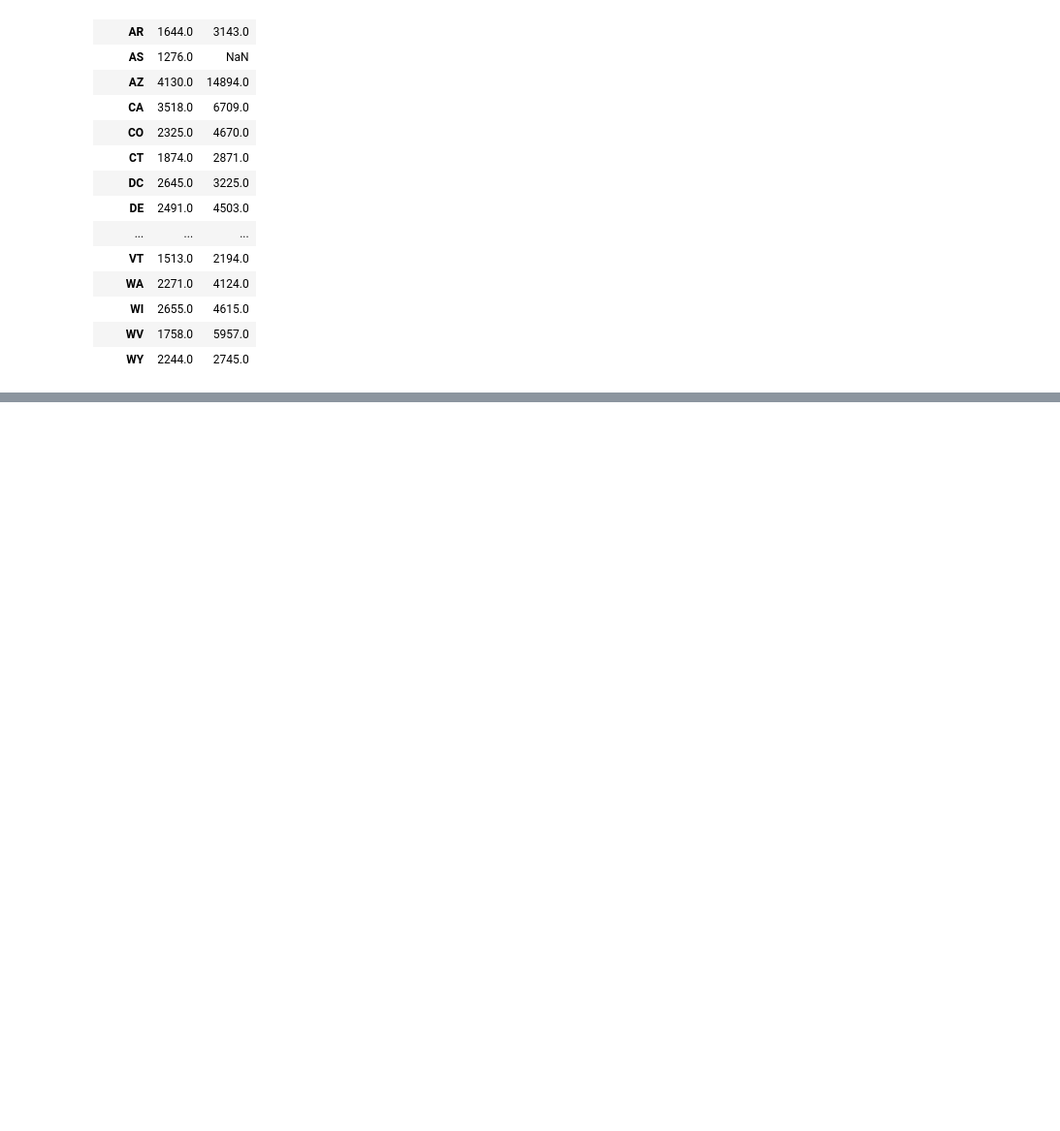
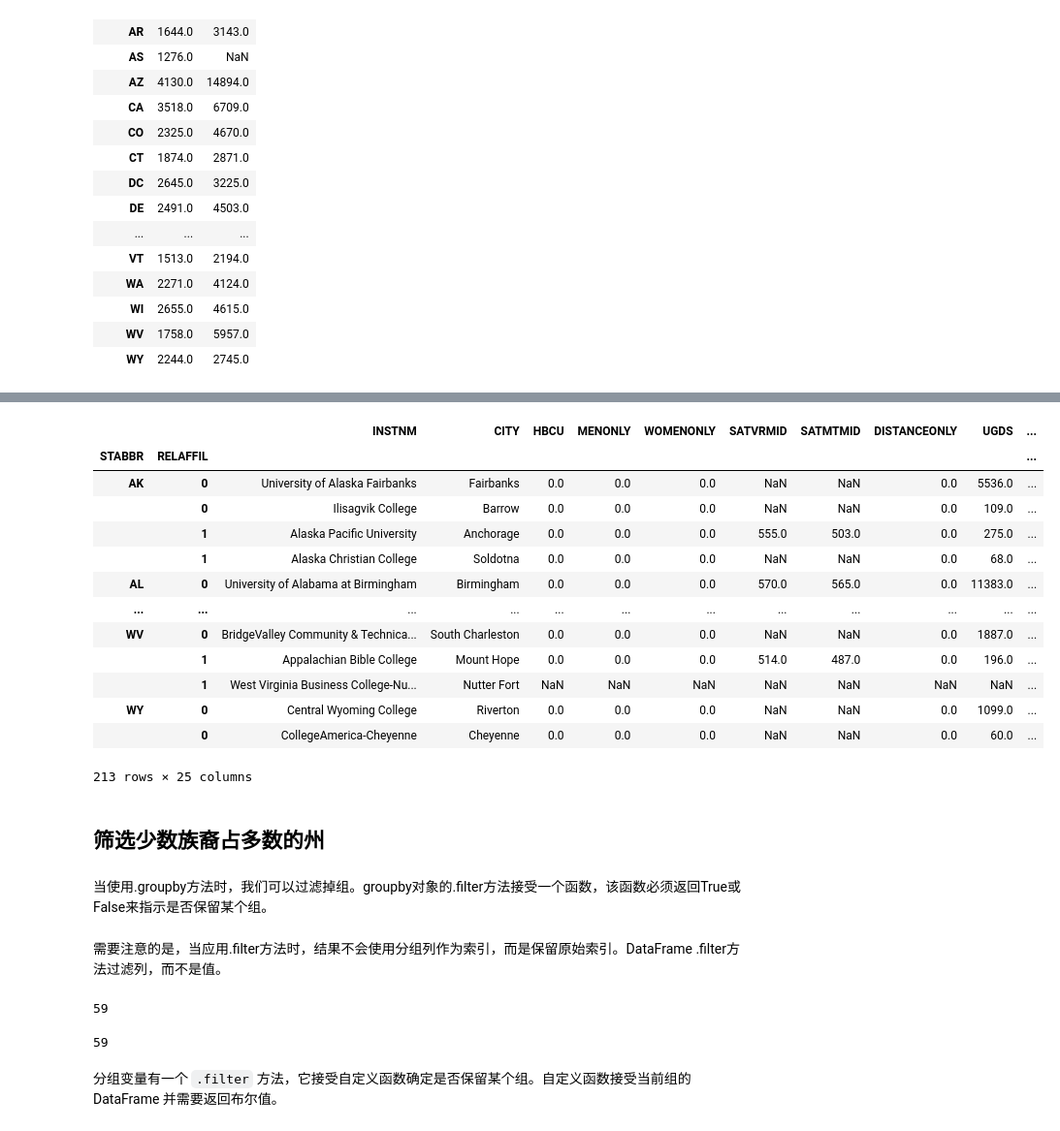
Before and after one commit to JPL-JUNO/Data-Analysis-and-Science, a Jupyter notebook: P1XC2E/sources/ch09_grouping_for_aggregation_filtration_and_transformation.ipynb, the cells around one changed output, grey strips where cells are left out. Shown at 97% size. Saved outputs shown, nothing was run; the diff lists cells and outputs as text; code cells hidden in the pictures; blank space fills up the shorter version.

```diff
--- a/P1XC2E/sources/ch09_grouping_for_aggregation_filtration_and_transformation.ipynb
+++ b/P1XC2E/sources/ch09_grouping_for_aggregation_filtration_and_transformation.ipynb
@@ -327,7 +331,7 @@ flights.groupby(["AIRLINE"], as_index=False, sort=False)["DIST"].agg("mean").rou
 
 pandas 提供了许多与 groupby 对象一起使用的聚合函数。在某些时候，您可能需要编写自己的自定义用户定义函数，但 pandas 或 NumPy 中不存在该函数。
 # %%
-college = pd.read_csv("../data/college.csv")
+college = pd.read_csv("data/college.csv")
 college.groupby("STABBR")["UGDS"].agg(["mean", "std"]).round(0)
 # %% [output]
 |  | mean | std |
@@ -350,0 +538,3 @@ college.groupby("STABBR")["UGDS"].agg(["mean", "std"]).round(0)
+# %%
+grouped = college.groupby(['STABBR', 'RELAFFIL'])
+type(grouped)
@@ -350,0 +594,34 @@ college.groupby("STABBR")["UGDS"].agg(["mean", "std"]).round(0)
+# %%
+grouped.nth[1, -1]
+# %% [output]
+|  |  | INSTNM | CITY | HBCU | MENONLY | WOMENONLY | SATVRMID | SATMTMID | DISTANCEONLY | UGDS | ... |
+| STABBR | RELAFFIL |  |  |  |  |  |  |  |  |  | ... |
+| AK | 0 | University of Alaska Fairbanks | Fairbanks | 0.0 | 0.0 | 0.0 | NaN | NaN | 0.0 | 5536.0 | ... |
+|  | 0 | Ilisagvik College | Barrow | 0.0 | 0.0 | 0.0 | NaN | NaN | 0.0 | 109.0 | ... |
+|  | 1 | Alaska Pacific University | Anchorage | 0.0 | 0.0 | 0.0 | 555.0 | 503.0 | 0.0 | 275.0 | ... |
+|  | 1 | Alaska Christian College | Soldotna | 0.0 | 0.0 | 0.0 | NaN | NaN | 0.0 | 68.0 | ... |
+| AL | 0 | University of Alabama at Birmingham | Birmingham | 0.0 | 0.0 | 0.0 | 570.0 | 565.0 | 0.0 | 11383.0 | ... |
+| ... | ... | ... | ... | ... | ... | ... | ... | ... | ... | ... | ... |
+| WV | 0 | BridgeValley Community & Technica... | South Charleston | 0.0 | 0.0 | 0.0 | NaN | NaN | 0.0 | 1887.0 | ... |
+|  | 1 | Appalachian Bible College | Mount Hope | 0.0 | 0.0 | 0.0 | 514.0 | 487.0 | 0.0 | 196.0 | ... |
+|  | 1 | West Virginia Business College-Nu... | Nutter Fort | NaN | NaN | NaN | NaN | NaN | NaN | NaN | ... |
+| WY | 0 | Central Wyoming College | Riverton | 0.0 | 0.0 | 0.0 | NaN | NaN | 0.0 | 1099.0 | ... |
+|  | 0 | CollegeAmerica-Cheyenne | Cheyenne | 0.0 | 0.0 | 0.0 | NaN | NaN | 0.0 | 60.0 | ... |
+213 rows × 25 columns
+# %% [markdown]
+## 筛选少数族裔占多数的州
+# %% [markdown]
+当使用.groupby方法时，我们可以过滤掉组。groupby对象的.filter方法接受一个函数，该函数必须返回True或False来指示是否保留某个组。
+# %% [markdown]
+需要注意的是，当应用.filter方法时，结果不会使用分组列作为索引，而是保留原始索引。DataFrame .filter方法过滤列，而不是值。
+# %%
+grouped = college.groupby('STABBR')
+grouped.ngroups
+# %% [output]
+59
+# %%
+college['STABBR'].nunique()
+# %% [output]
+59
+# %% [markdown]
+分组变量有一个 `.filter` 方法，它接受自定义函数确定是否保留某个组。自定义函数接受当前组的 DataFrame 并需要返回布尔值。
```
Also changed, not shown: parts of 90 cells of this notebook.
